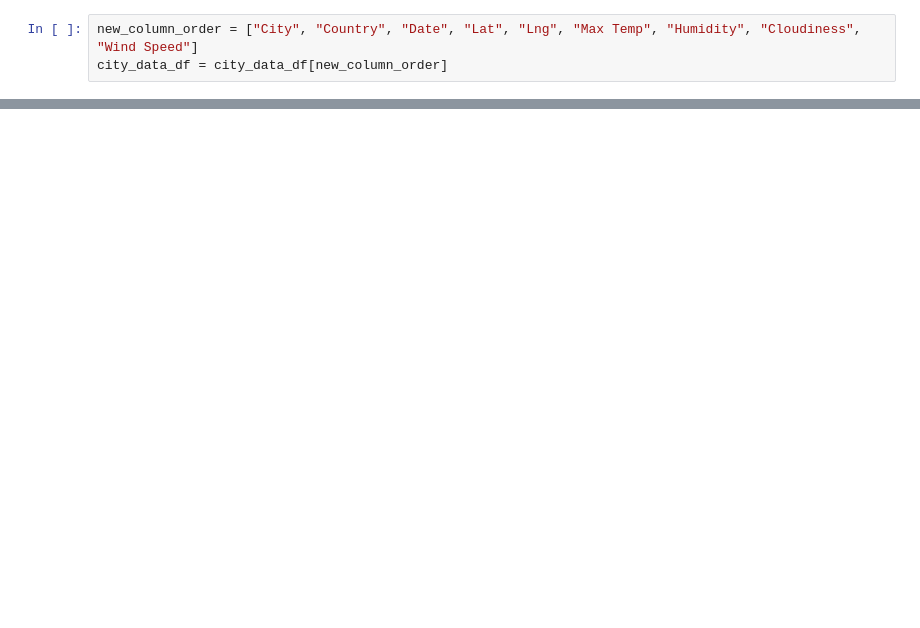
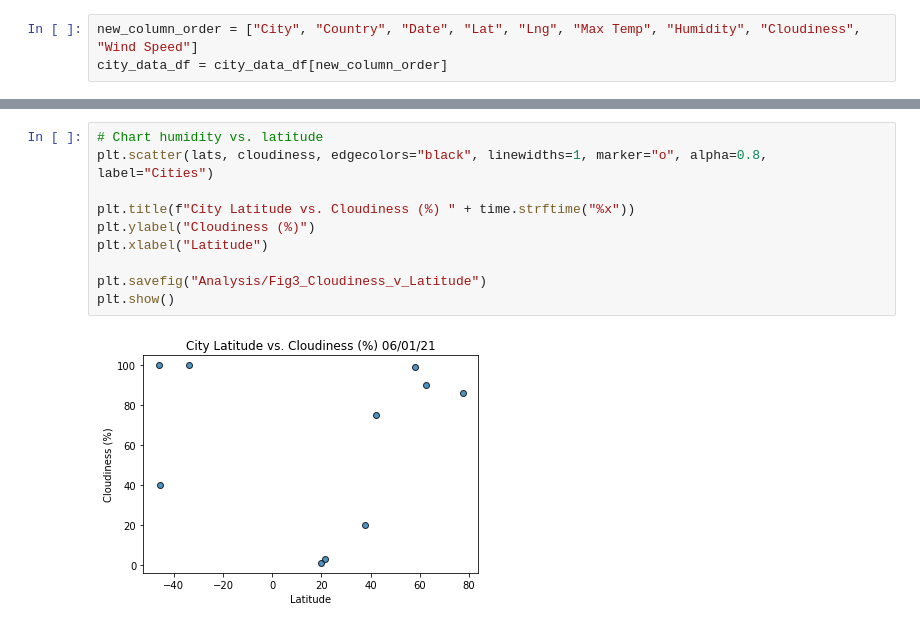
Before and after one commit to gh-mrmoore/DataAnalytics, a Jupyter notebook: Modules/Module06/WeatherPy.ipynb, the cells around one changed output, grey strips where cells are left out. Drawn from its saved outputs; the diff is of its cells as text; blank space fills up the shorter version.

```diff
--- a/Modules/Module06/WeatherPy.ipynb
+++ b/Modules/Module06/WeatherPy.ipynb
@@ -116,0 +155,12 @@ city_data_df = city_data_df[new_column_order]
+# %%
+# Chart humidity vs. latitude
+plt.scatter(lats, cloudiness, edgecolors="black", linewidths=1, marker="o", alpha=0.8, label="Cities")
+
+plt.title(f"City Latitude vs. Cloudiness (%) " + time.strftime("%x"))
+plt.ylabel("Cloudiness (%)")
+plt.xlabel("Latitude")
+
+plt.savefig("Analysis/Fig3_Cloudiness_v_Latitude")
+plt.show()
+# %% [output]
+[figure, added]
```
Also changed, not shown: parts of 18 cells of this notebook, 4 other files.
